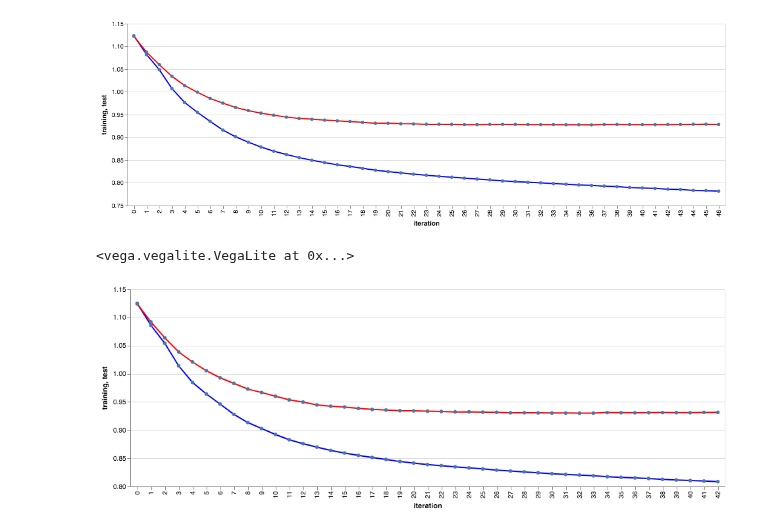
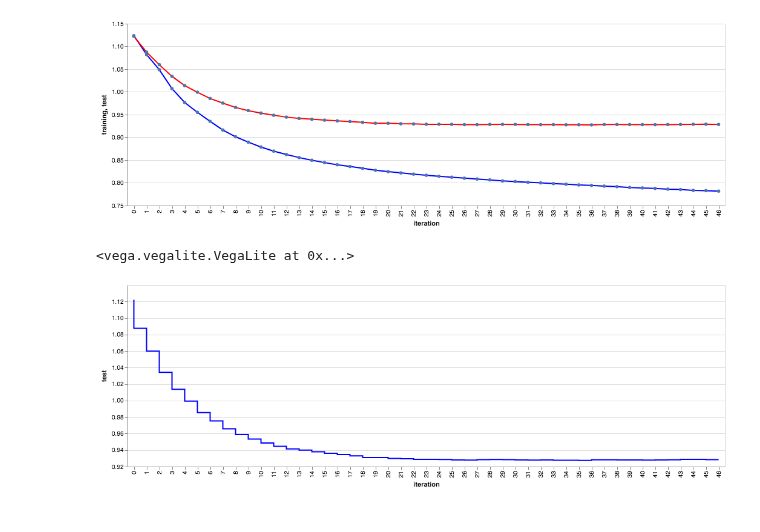
Before and after one commit to sarthakbatragatech/100-Days-of-ML, a Jupyter notebook: Hyperparameter-Tuning/Visualizing-Overfitting.ipynb, the cells around one changed output. Drawn from its saved outputs; the diff is of its cells as text; code cells hidden in the pictures.

```diff
--- a/Hyperparameter-Tuning/Visualizing-Overfitting.ipynb
+++ b/Hyperparameter-Tuning/Visualizing-Overfitting.ipynb
@@ -57,19 +34,12 @@ c2 = alt.Chart(depth_10).mark_line(color='red', point = True).encode(
 <vega.vegalite.VegaLite at 0x...>
 [figure]
 # %%
-c1 = alt.Chart(depth_9).mark_line(color='blue', point = True).encode(
-    alt.X('iteration:N'),
-    alt.Y('training:Q', scale=alt.Scale(zero=False)),
-    tooltip = ['training']
+c1 = alt.Chart(depth_10).mark_line(color='blue', interpolate='step-after').encode(
+    alt.X('iteration:O'),
+    alt.Y('test:Q', scale=alt.Scale(zero=False)),
 )
 
-c2 = alt.Chart(depth_9).mark_line(color='red', point = True).encode(
-    alt.X('iteration:N'),
-    alt.Y('test:Q', scale=alt.Scale(zero=False)),
-    tooltip = ['test']
-)
-
-(c1 + c2).interactive()
+c1.interactive()
 # %% [output]
 <vega.vegalite.VegaLite at 0x...>
-[figure, old version]
+[figure, new version]
```
Also changed, not shown: parts of 11 cells of this notebook, 1 other file.
